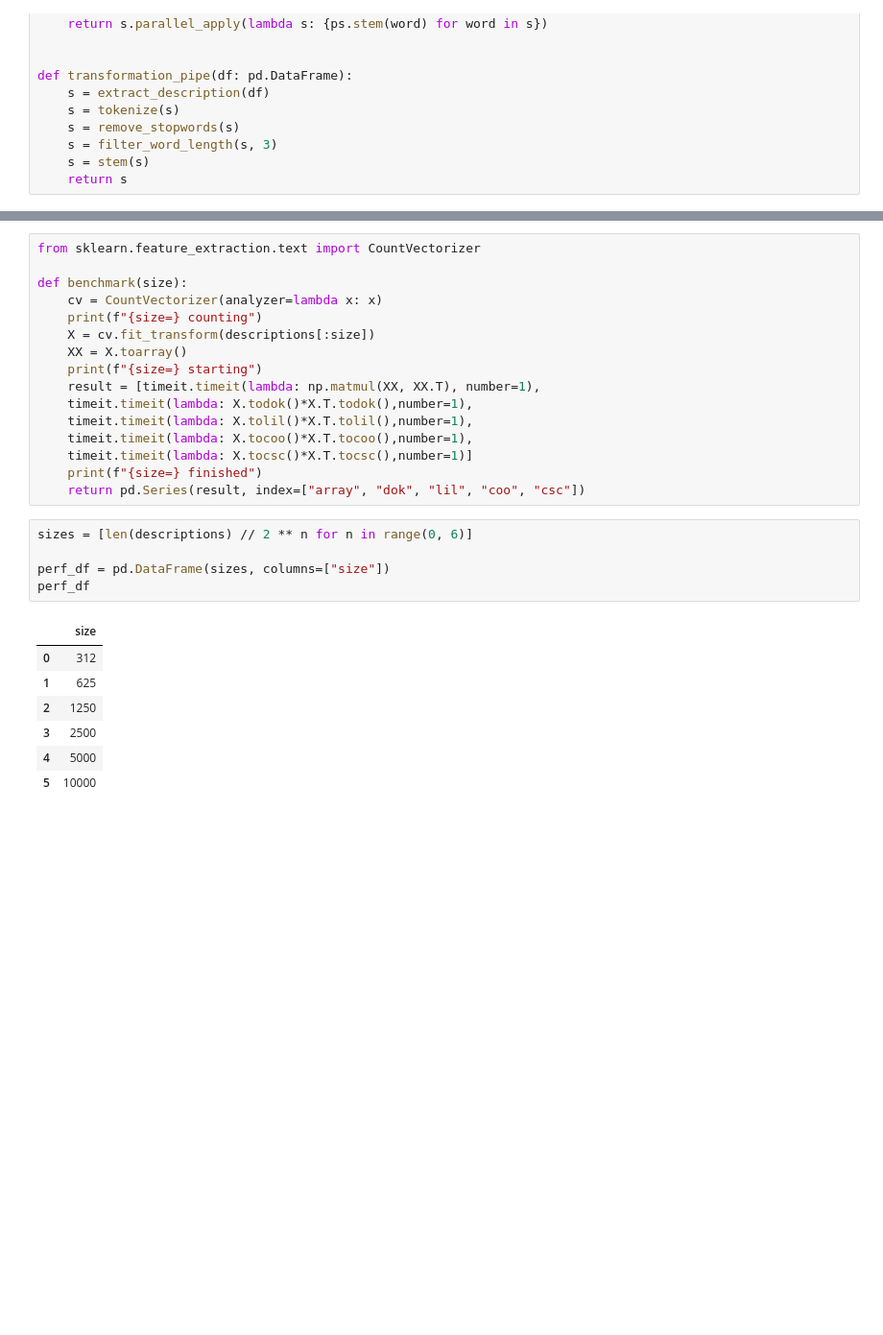
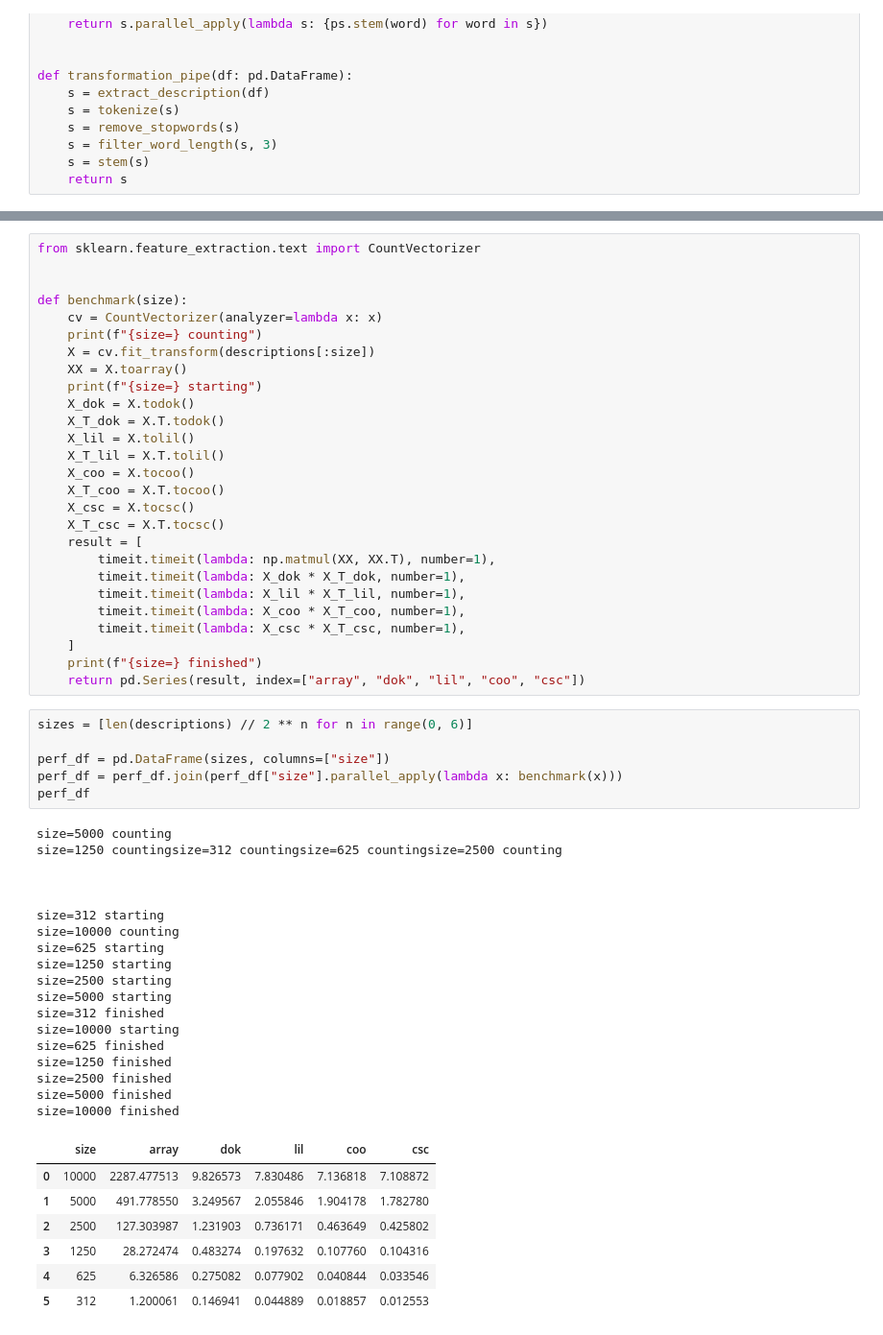
Before and after one commit to ManSmooth/SE481, a Jupyter notebook: assignments/481-02/assignment.ipynb, the cells around one changed output, grey strips where cells are left out. Shown at 96% size. Cells and saved outputs as stored; diff of their text form; blank space fills up the shorter version.

```diff
--- a/assignments/481-02/assignment.ipynb
+++ b/assignments/481-02/assignment.ipynb
@@ -54,5 +67,6 @@ descriptions
 # %%
 from sklearn.feature_extraction.text import CountVectorizer
+
 
 def benchmark(size):
     cv = CountVectorizer(analyzer=lambda x: x)
@@ -60,23 +74,52 @@ def benchmark(size):
     X = cv.fit_transform(descriptions[:size])
     XX = X.toarray()
     print(f"{size=} starting")
-    result = [timeit.timeit(lambda: np.matmul(XX, XX.T), number=1),
-    timeit.timeit(lambda: X.todok()*X.T.todok(),number=1),
-    timeit.timeit(lambda: X.tolil()*X.T.tolil(),number=1),
-    timeit.timeit(lambda: X.tocoo()*X.T.tocoo(),number=1),
-    timeit.timeit(lambda: X.tocsc()*X.T.tocsc(),number=1)]
+    X_dok = X.todok()
+    X_T_dok = X.T.todok()
+    X_lil = X.tolil()
+    X_T_lil = X.T.tolil()
+    X_coo = X.tocoo()
+    X_T_coo = X.T.tocoo()
+    X_csc = X.tocsc()
+    X_T_csc = X.T.tocsc()
+    result = [
+        timeit.timeit(lambda: np.matmul(XX, XX.T), number=1),
+        timeit.timeit(lambda: X_dok * X_T_dok, number=1),
+        timeit.timeit(lambda: X_lil * X_T_lil, number=1),
+        timeit.timeit(lambda: X_coo * X_T_coo, number=1),
+        timeit.timeit(lambda: X_csc * X_T_csc, number=1),
+    ]
     print(f"{size=} finished")
     return pd.Series(result, index=["array", "dok", "lil", "coo", "csc"])
 # %%
 sizes = [len(descriptions) // 2 ** n for n in range(0, 6)]
 
 perf_df = pd.DataFrame(sizes, columns=["size"])
+perf_df = perf_df.join(perf_df["size"].parallel_apply(lambda x: benchmark(x)))
 perf_df
 # %% [output]
+size=5000 counting
+size=1250 countingsize=312 countingsize=625 countingsize=2500 counting
+
+
+
+size=312 starting
+size=10000 counting
+size=625 starting
+size=1250 starting
+size=2500 starting
+size=5000 starting
+size=312 finished
+size=10000 starting
+size=625 finished
+size=1250 finished
+size=2500 finished
+size=5000 finished
+size=10000 finished
-|  | size |
-| 0 | 312 |
-| 1 | 625 |
-| 2 | 1250 |
-| 3 | 2500 |
-| 4 | 5000 |
-| 5 | 10000 |
+|  | size | array | dok | lil | coo | csc |
+| 0 | 10000 | 2287.477513 | 9.826573 | 7.830486 | 7.136818 | 7.108872 |
+| 1 | 5000 | 491.778550 | 3.249567 | 2.055846 | 1.904178 | 1.782780 |
+| 2 | 2500 | 127.303987 | 1.231903 | 0.736171 | 0.463649 | 0.425802 |
+| 3 | 1250 | 28.272474 | 0.483274 | 0.197632 | 0.107760 | 0.104316 |
+| 4 | 625 | 6.326586 | 0.275082 | 0.077902 | 0.040844 | 0.033546 |
+| 5 | 312 | 1.200061 | 0.146941 | 0.044889 | 0.018857 | 0.012553 |
```
Also changed, not shown: parts of 5 cells of this notebook.
